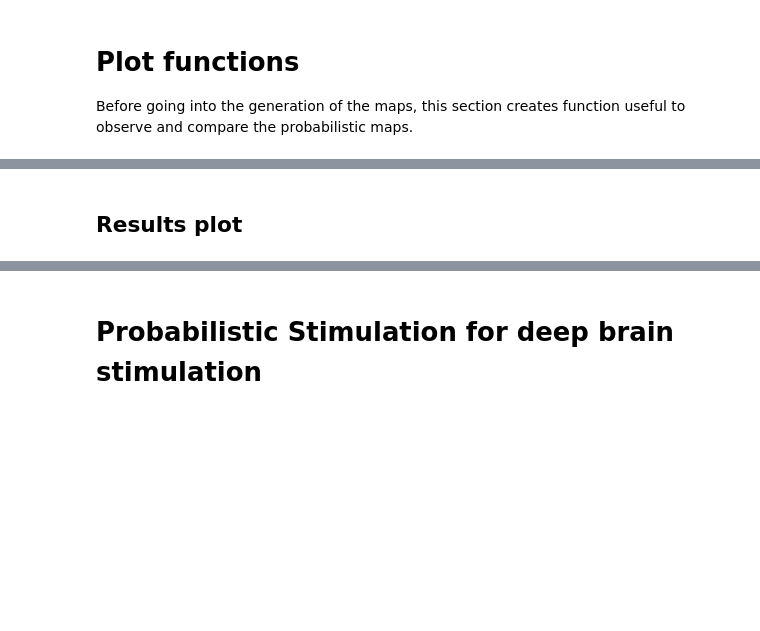
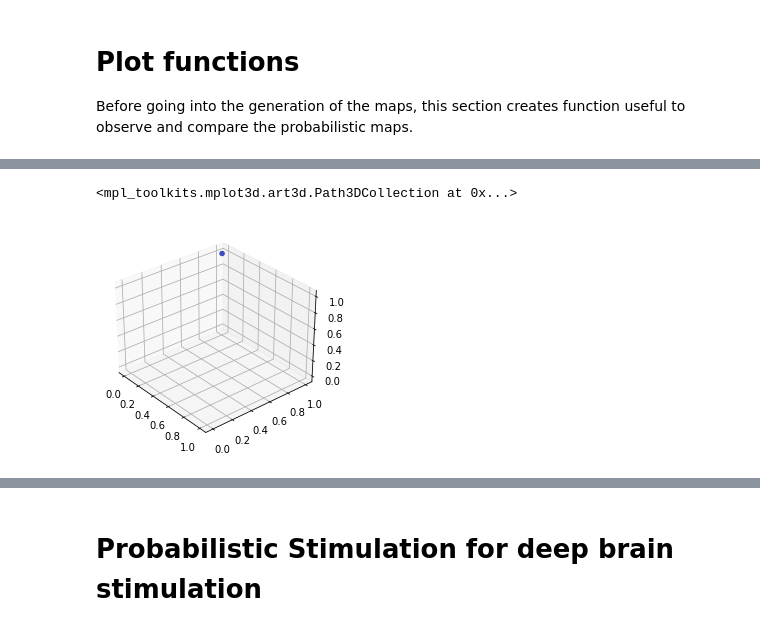
Before and after one commit to QuentinSav/probabilistic-stimulation-maps, a Jupyter notebook: modelEvaluation.ipynb, the cells around one changed output, grey strips where cells are left out. Cells and saved outputs as stored; diff of their text form; code cells hidden in the pictures; blank space fills up the shorter version.

```diff
--- a/modelEvaluation.ipynb
+++ b/modelEvaluation.ipynb
@@ -137,4 +150,14 @@ def plot_cube(cube, view_angle, marker):
 
     plt.show()
-# %% [markdown]
-## Results plot
+# %%
+cube = np.array([[[10, 1000],[2, 0]], [[0, 1],[2, 3]]])
+alpha = normalize(np.abs(cube))
+
+xx, yy, zz = np.indices(np.array(cube.shape))
+
+ax = plt.axes(projection='3d')
+ax.view_init(30, 320)
+ax.scatter(xx, yy, zz, c=alpha, alpha=alpha, cmap='coolwarm')
+# %% [output]
+<mpl_toolkits.mplot3d.art3d.Path3DCollection at 0x...>
+[figure, added]
```
Also changed, not shown: parts of 18 cells of this notebook.
